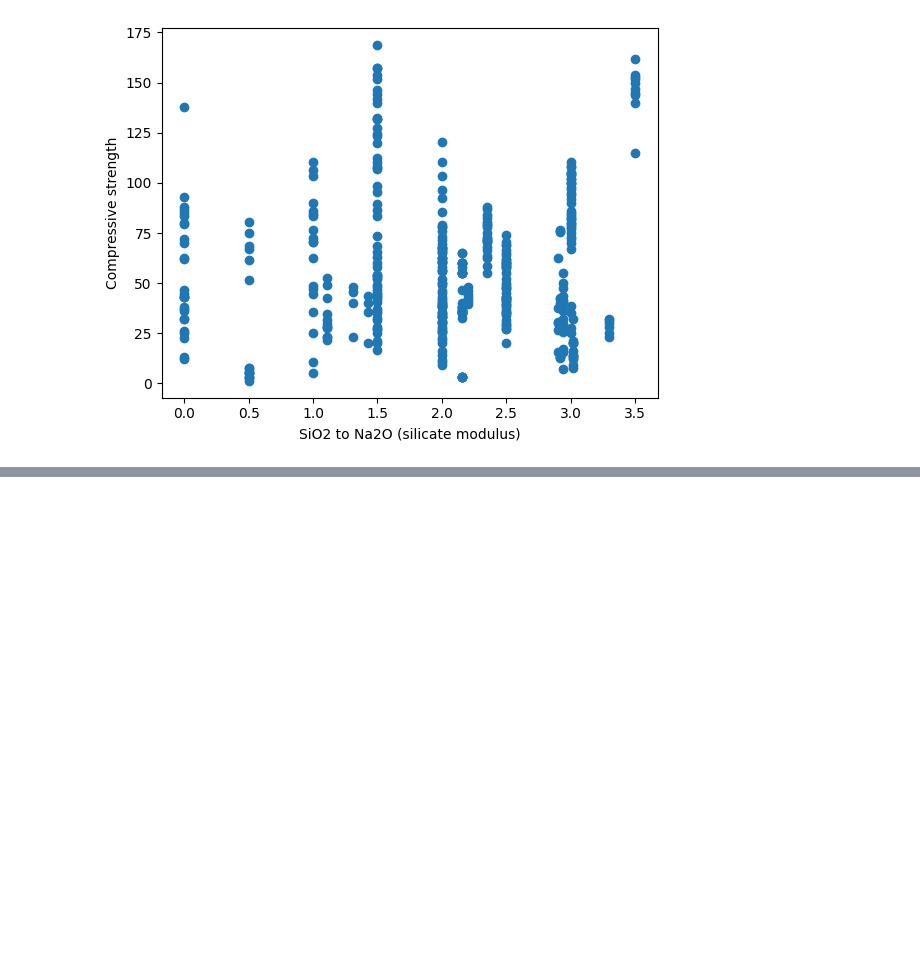
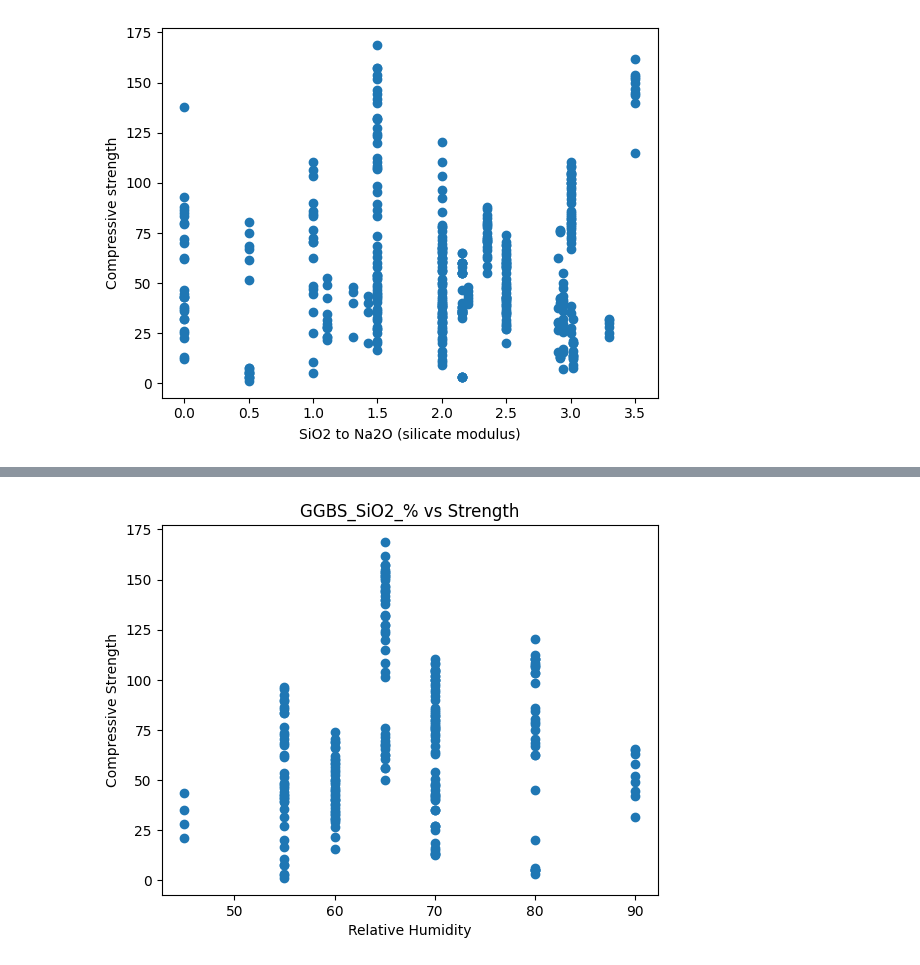
Before and after one commit to Prayash1432/Capstone-Final, a Jupyter notebook: Code.ipynb, the cells around one changed output, grey strips where cells are left out. Saved outputs shown, nothing was run; the diff lists cells and outputs as text; code cells hidden in the pictures; blank space fills up the shorter version.

```diff
--- a/Code.ipynb
+++ b/Code.ipynb
@@ -47,0 +55,10 @@ plt.show()
+# %%
+plt.scatter(dataset['Relative Humidity'], dataset["CS 28 day (Mpa)"])
+
+plt.xlabel("Relative Humidity")
+plt.ylabel("Compressive Strength")
+plt.title("GGBS_SiO2_% vs Strength")
+
+plt.show()
+# %% [output]
+[figure, added]
```
Also changed, not shown: parts of 3 cells of this notebook.
